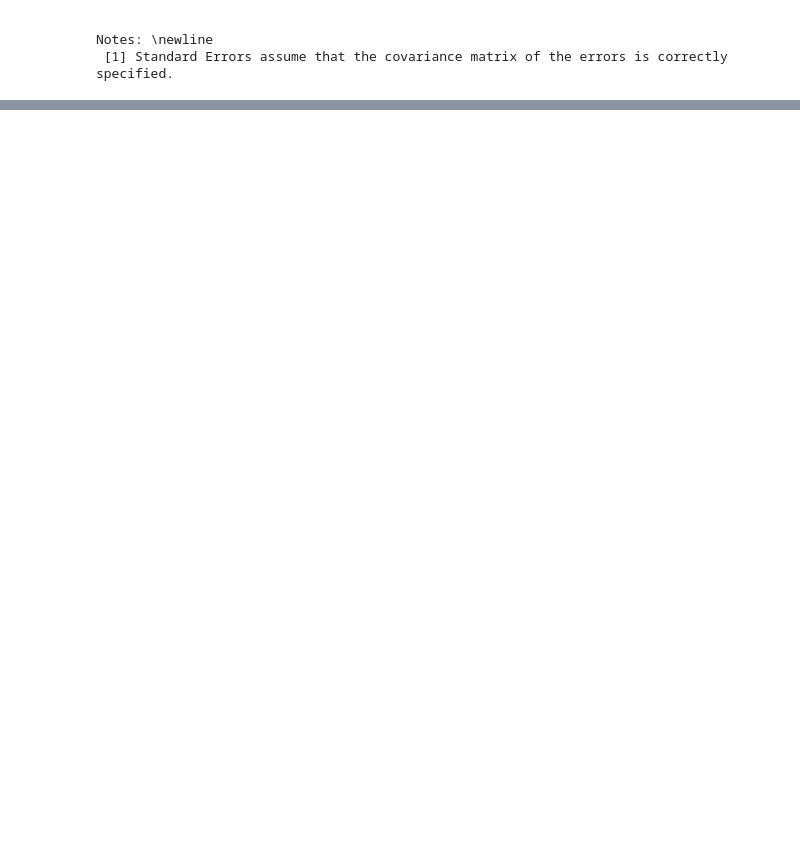
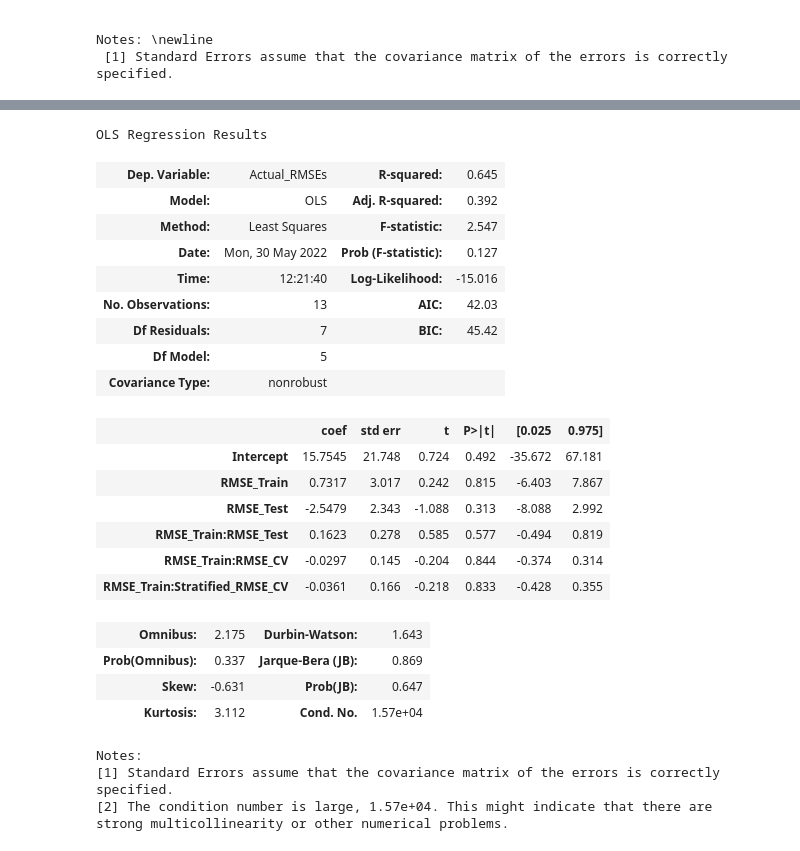
Before and after one commit to M-Harrington/SnowComp, a Jupyter notebook: chapter3/CVregression.ipynb, the cells around one changed output, grey strips where cells are left out. Cells and saved outputs as stored; diff of their text form; code cells hidden in the pictures; blank space fills up the shorter version.

```diff
--- a/chapter3/CVregression.ipynb
+++ b/chapter3/CVregression.ipynb
@@ -143,0 +147,3 @@ for table in results.summary().tables:
+# %%
+df.rename(columns = {"Actual RMSEs":"Actual_RMSEs", "RMSE Train":"RMSE_Train", "RMSE Test":"RMSE_Test",
+                     "RMSE CV":"RMSE_CV","Stratified RMSE CV":"Stratified_RMSE_CV"}, inplace = True)
@@ -143,0 +202,32 @@ for table in results.summary().tables:
+# %%
+mod = smf.ols(formula='Actual_RMSEs ~ RMSE_Train + RMSE_Test + \
+              RMSE_Train: RMSE_Test + RMSE_Train:RMSE_CV + RMSE_Train: Stratified_RMSE_CV' ,
+              data=df)
+res=mod.fit()
+res.summary()
+# %% [output]
+OLS Regression Results
+| Dep. Variable: | Actual_RMSEs | R-squared: | 0.645 |
+| Model: | OLS | Adj. R-squared: | 0.392 |
+| Method: | Least Squares | F-statistic: | 2.547 |
+| Date: | Mon, 30 May 2022 | Prob (F-statistic): | 0.127 |
+| Time: | 12:21:40 | Log-Likelihood: | -15.016 |
+| No. Observations: | 13 | AIC: | 42.03 |
+| Df Residuals: | 7 | BIC: | 45.42 |
+| Df Model: | 5 |  |  |
+| Covariance Type: | nonrobust |  |  |
+|  | coef | std err | t | P>|t| | [0.025 | 0.975] |
+| Intercept | 15.7545 | 21.748 | 0.724 | 0.492 | -35.672 | 67.181 |
+| RMSE_Train | 0.7317 | 3.017 | 0.242 | 0.815 | -6.403 | 7.867 |
+| RMSE_Test | -2.5479 | 2.343 | -1.088 | 0.313 | -8.088 | 2.992 |
+| RMSE_Train:RMSE_Test | 0.1623 | 0.278 | 0.585 | 0.577 | -0.494 | 0.819 |
+| RMSE_Train:RMSE_CV | -0.0297 | 0.145 | -0.204 | 0.844 | -0.374 | 0.314 |
+| RMSE_Train:Stratified_RMSE_CV | -0.0361 | 0.166 | -0.218 | 0.833 | -0.428 | 0.355 |
+| Omnibus: | 2.175 | Durbin-Watson: | 1.643 |
+| Prob(Omnibus): | 0.337 | Jarque-Bera (JB): | 0.869 |
+| Skew: | -0.631 | Prob(JB): | 0.647 |
+| Kurtosis: | 3.112 | Cond. No. | 1.57e+04 |
+Notes:
+[1] Standard Errors assume that the covariance matrix of the errors is correctly specified.
+[2] The condition number is large, 1.57e+04. This might indicate that there are
+strong multicollinearity or other numerical problems.
```
Also changed, not shown: parts of 4 cells of this notebook, 1 other file.
